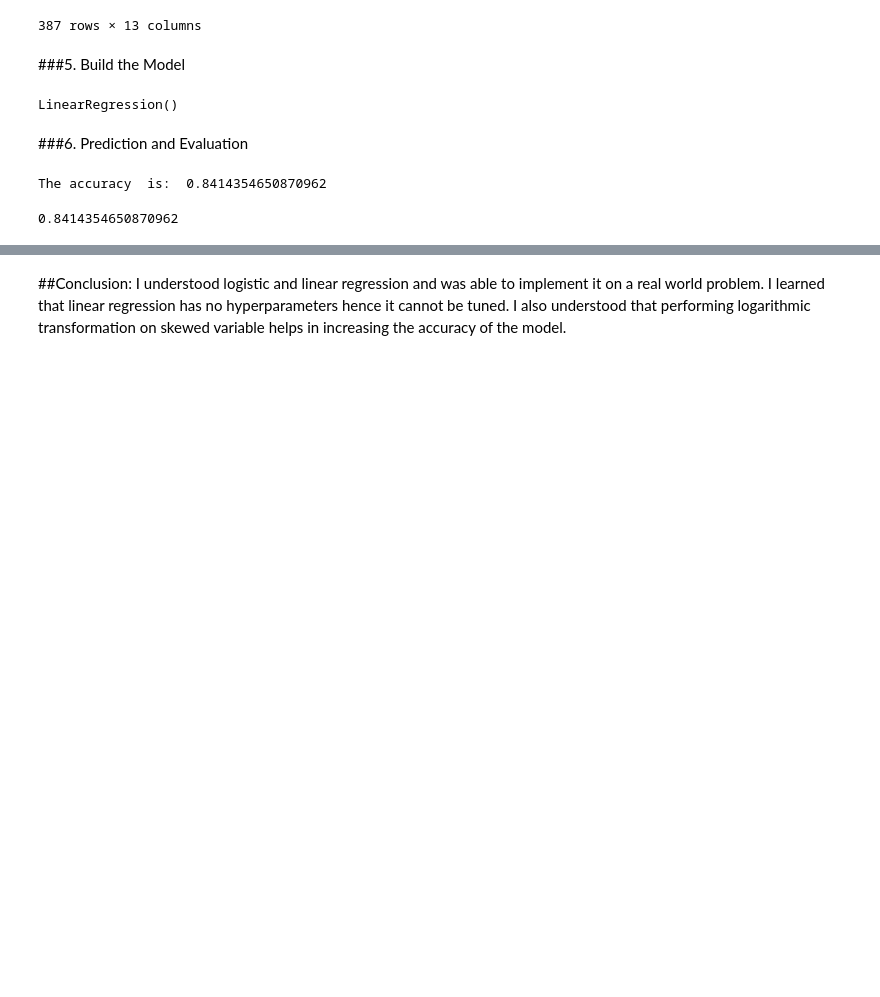
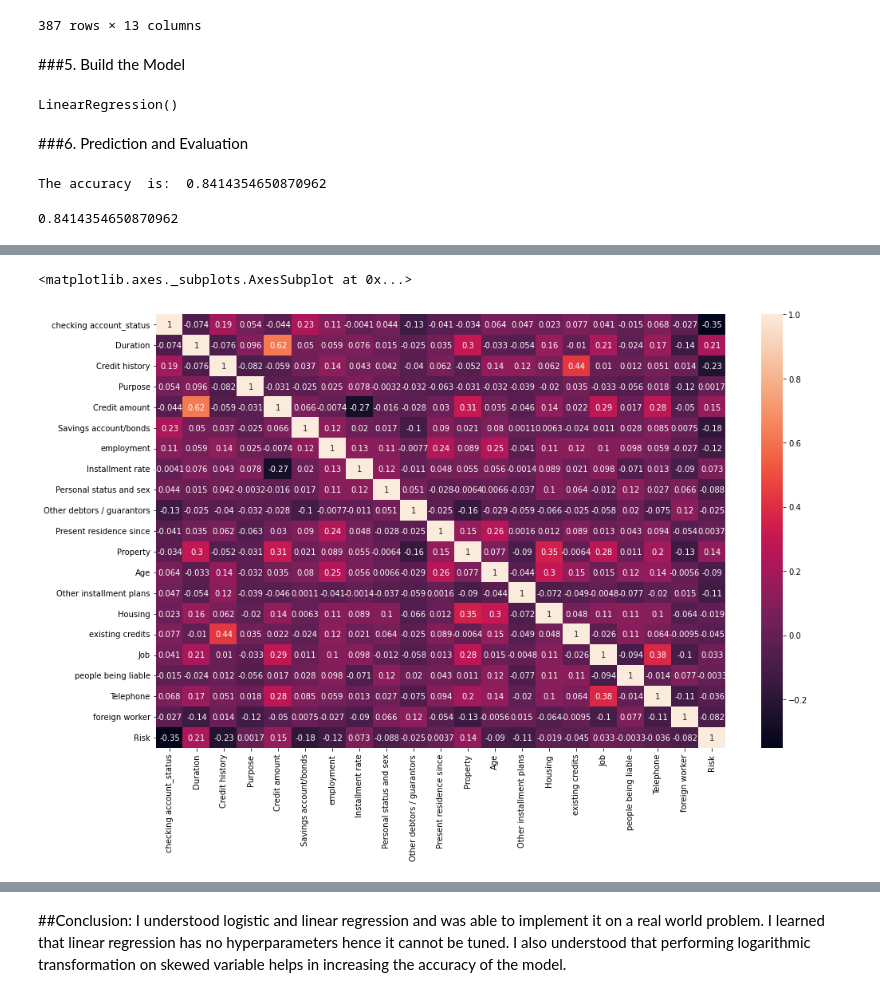
Before and after one commit to Shivangik01/Data-Science-Lab-Course, a Jupyter notebook: DS_Exp1.ipynb, the cells around one changed output, grey strips where cells are left out. Cells and saved outputs as stored; diff of their text form; code cells hidden in the pictures; blank space fills up the shorter version.

```diff
--- a/DS_Exp1.ipynb
+++ b/DS_Exp1.ipynb
@@ -883,0 +824,8 @@ r2_score(y_test, y_pred)
+# %%
+# importing dataset
+columns = ['checking account_status', 'Duration', 'Credit history', 'Purpose', 'Credit amount', 'Savings account/bonds',
+           'employment', 'Installment rate', 'Personal status and sex', 'Other debtors / guarantors',
+           'Present residence since', 'Property', 'Age', 'Other installment plans', 'Housing', 'existing credits',
+           'Job', 'people being liable', 'Telephone', 'foreign worker', 'Risk']
+
+df = pd.read_csv('https://archive.ics.uci.edu/ml/machine-learning-databases/statlog/german/german.data', delimiter=' ', names=columns, header=0)
@@ -883,0 +889,7 @@ r2_score(y_test, y_pred)
+# %%
+#converting "objects" column to categorical
+cat_col = [col for col in df.columns if df[col].dtypes=='object']
+for col in cat_col:
+  df[col] = df[col].astype('category').cat.codes
+
+df['Risk'] = df['Risk'].astype('category').cat.codes
@@ -883,0 +939,12 @@ r2_score(y_test, y_pred)
+# %%
+#heatmap to understand the correlation
+# correlation matrix
+%matplotlib inline
+plt.figure(figsize = (16,10))
+sns.heatmap(df.corr(), annot=True)
+
+#Observation: 'foreign worker' ,'Installment rate' ,'existing credits', 'Telephone' ,'Other debtors / guarantors' , '
+#'Present residence since' ,'people being liable' ,'Purpose' have very low correlation with the target variable 'risk'.
+# %% [output]
+<matplotlib.axes._subplots.AxesSubplot at 0x...>
+[figure, added]
```
Also changed, not shown: parts of 46 cells of this notebook.
